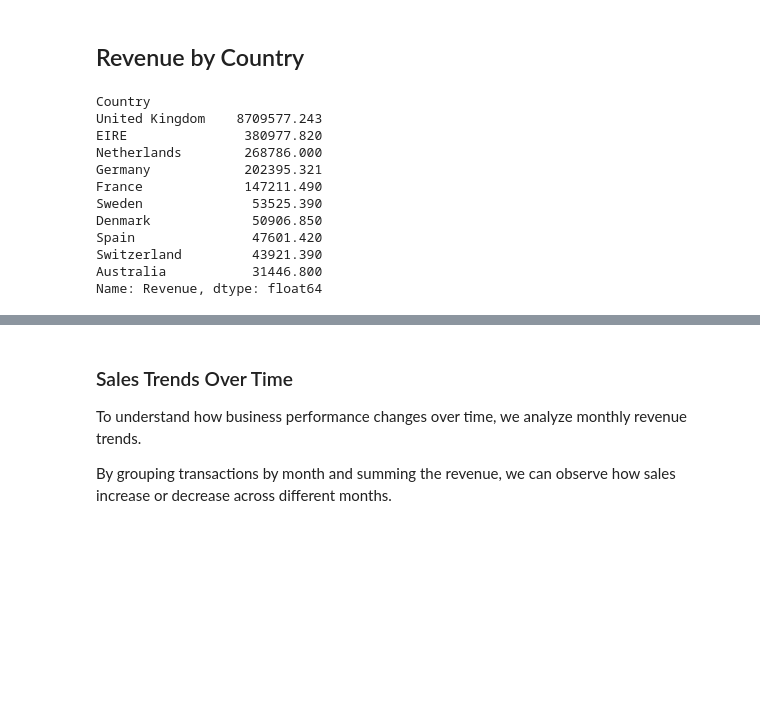
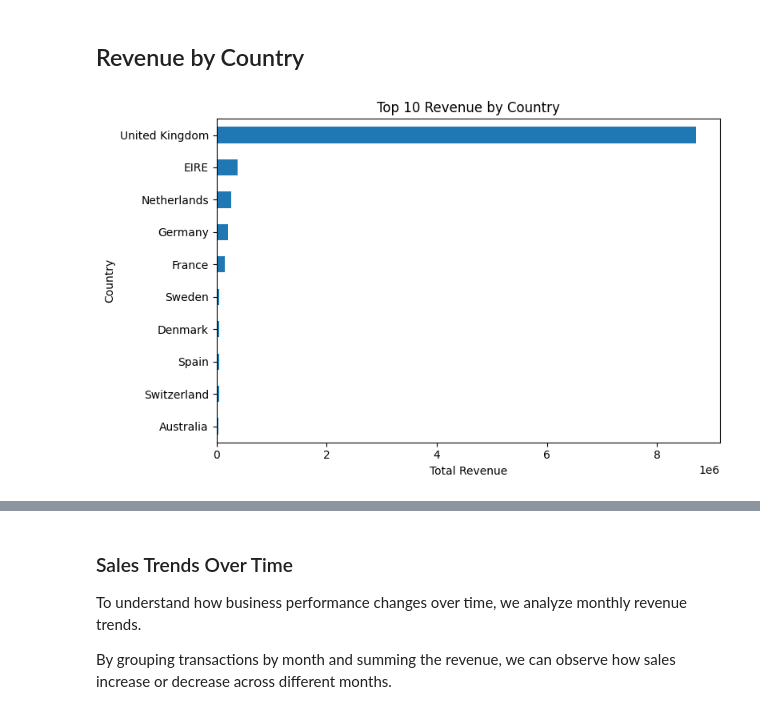
Before and after one commit to kaushalgaur/retail-sales-analytics-dashboard, a Jupyter notebook: notebooks/retail_analysis.ipynb, the cells around one changed output, grey strips where cells are left out. Cells and saved outputs as stored; diff of their text form; code cells hidden in the pictures; blank space fills up the shorter version.

```diff
--- a/notebooks/retail_analysis.ipynb
+++ b/notebooks/retail_analysis.ipynb
@@ -214,18 +278,23 @@ Name: Quantity, dtype: int64
 # %% [markdown]
 ## Revenue by Country
 # %%
-revenue_country=df_clean.groupby('Country')['Revenue'].sum().sort_values(ascending=False).head(10)
-revenue_country
+import matplotlib.pyplot as plt
+
+revenue_country = (
+    df_clean
+    .groupby('Country')['Revenue']
+    .sum()
+    .sort_values(ascending=False)
+    .head(10)
+)
+
+# Plot
+revenue_country.sort_values().plot(kind='barh', figsize=(8,5))
+
+plt.title("Top 10 Revenue by Country")
+plt.xlabel("Total Revenue")
+plt.ylabel("Country")
+plt.tight_layout()
+plt.show()
 # %% [output]
-Country
-United Kingdom    8709577.243
-EIRE               380977.820
-Netherlands        268786.000
-Germany            202395.321
-France             147211.490
-Sweden              53525.390
-Denmark             50906.850
-Spain               47601.420
-Switzerland         43921.390
-Australia           31446.800
-Name: Revenue, dtype: float64
+[figure, added]
```
Also changed, not shown: parts of 50 cells of this notebook.
